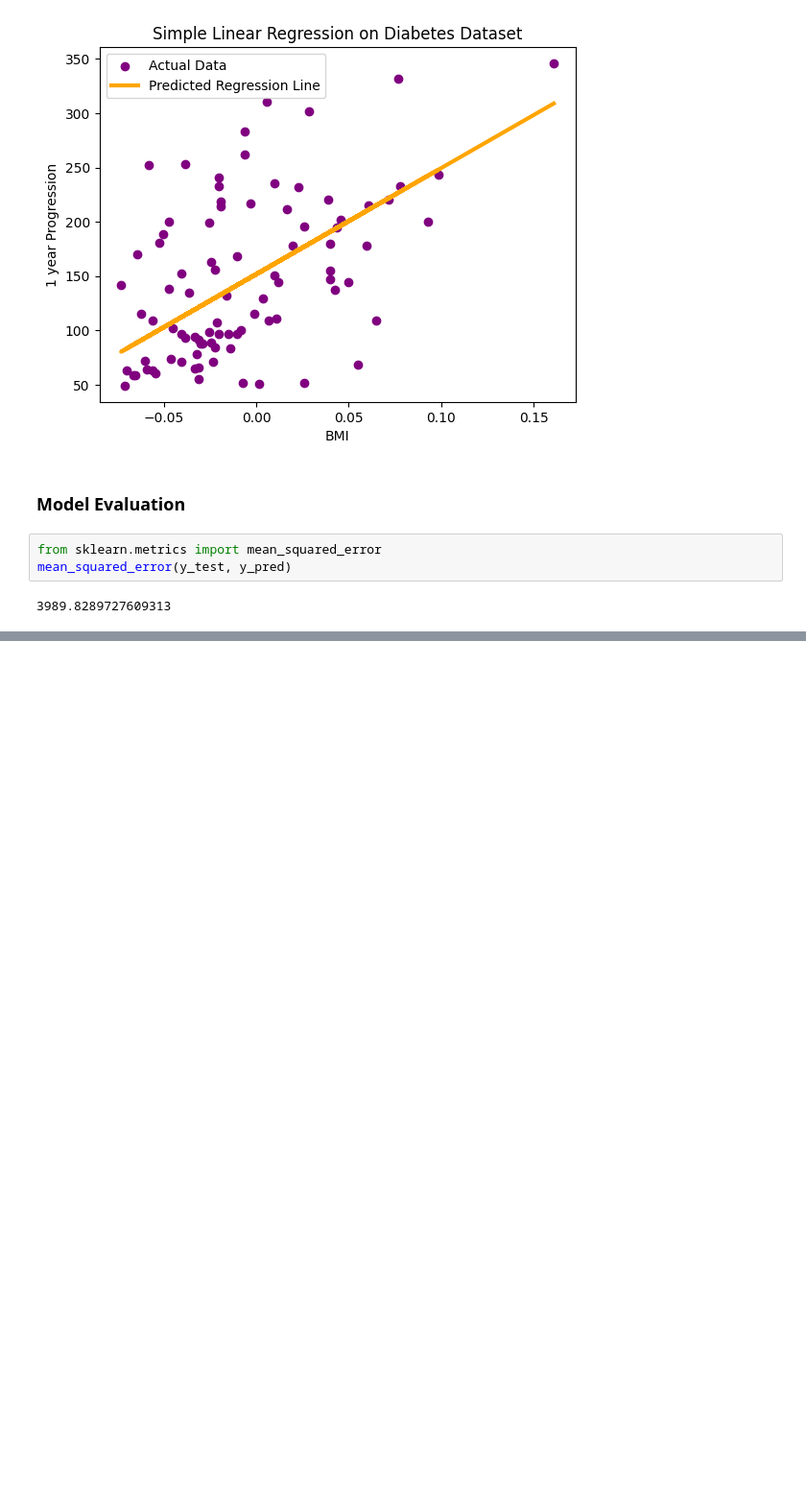
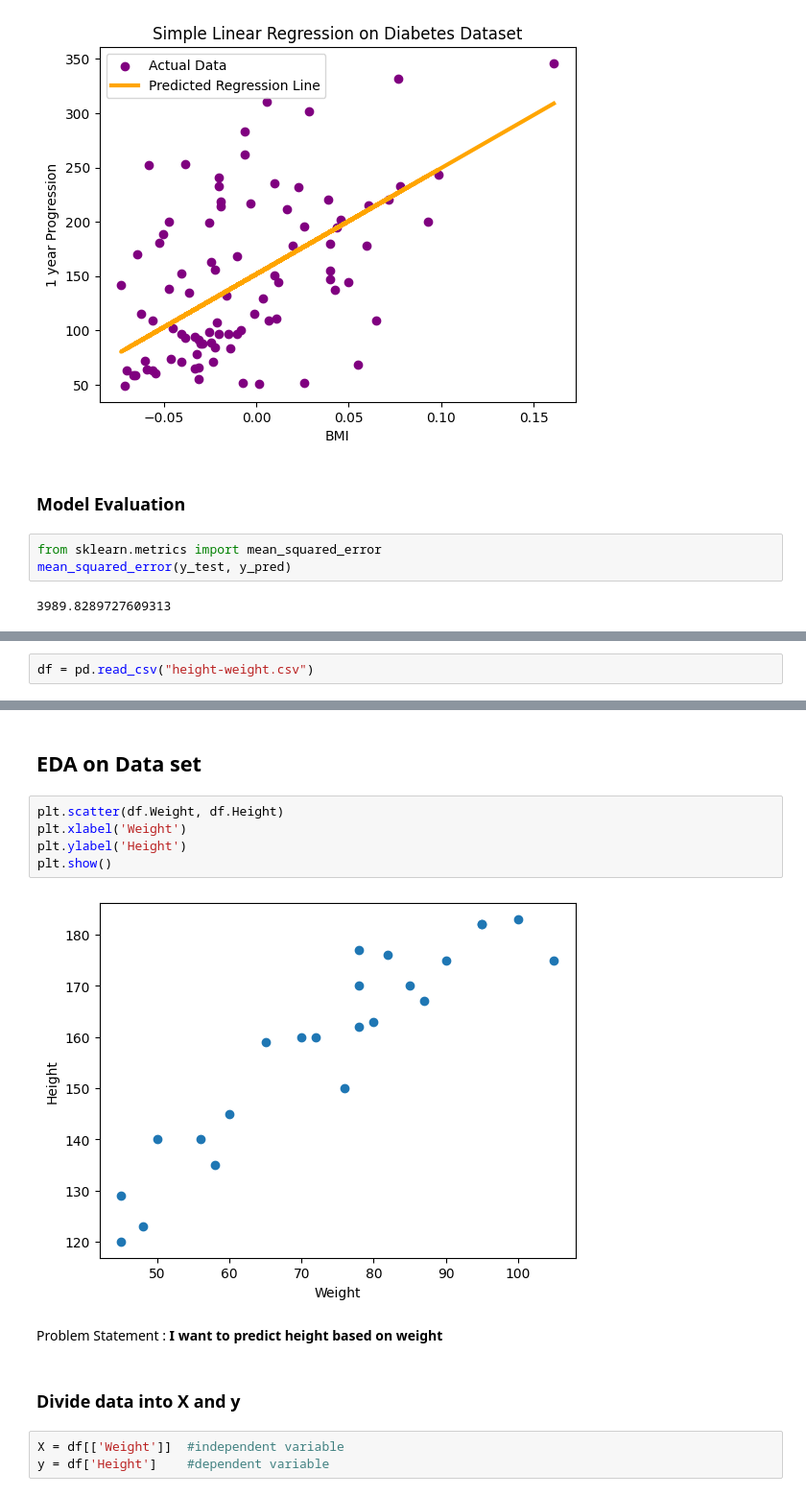
Before and after one commit to prA-G/Machine-Learning, a Jupyter notebook: Regression/2. SLR implemnetation.ipynb, the cells around one changed output, grey strips where cells are left out. Shown at 96% size. Cells and saved outputs as stored; diff of their text form; blank space fills up the shorter version.

```diff
--- a/Regression/2. SLR implemnetation.ipynb
+++ b/Regression/2. SLR implemnetation.ipynb
@@ -287,0 +302,2 @@ mean_squared_error(y_test, y_pred)
+# %%
+df = pd.read_csv("height-weight.csv")
@@ -287,0 +313,16 @@ mean_squared_error(y_test, y_pred)
+# %% [markdown]
+## EDA on Data set
+# %%
+plt.scatter(df.Weight, df.Height)
+plt.xlabel('Weight')
+plt.ylabel('Height')
+plt.show()
+# %% [output]
+[figure, added]
+# %% [markdown]
+Problem Statement : **I want to predict height based on weight**
+# %% [markdown]
+### Divide data into X and y
+# %%
+X = df[['Weight']]  #independent variable
+y = df['Height']    #dependent variable
```
Also changed, not shown: parts of 58 cells of this notebook, 1 other file.
